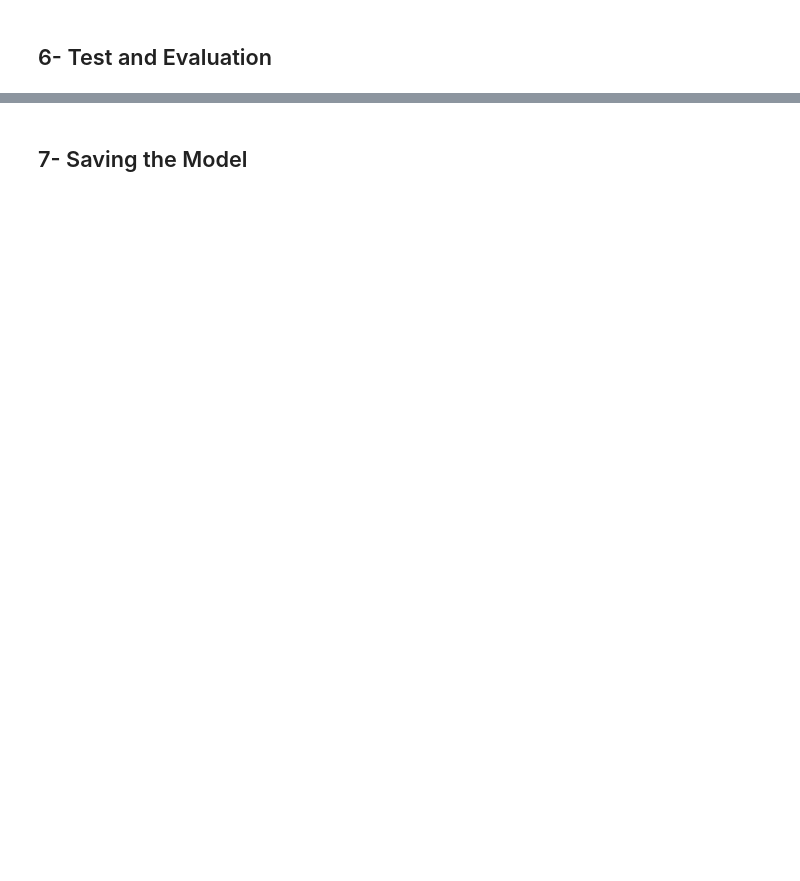
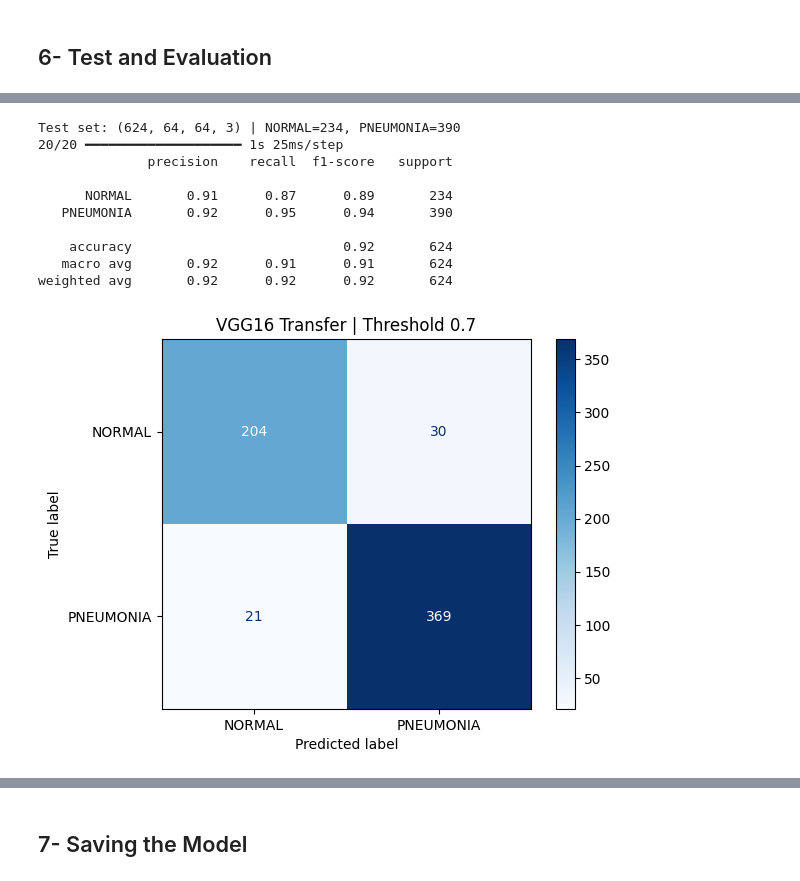
Before and after one commit to yusuf-codes10/deep-learining-project, a Jupyter notebook: transfer_model.ipynb, the cells around one changed output, grey strips where cells are left out. Saved outputs shown, nothing was run; the diff lists cells and outputs as text; code cells hidden in the pictures; blank space fills up the shorter version.

Commit message:
This is the best model so far, using threshold

```diff
--- a/transfer_model.ipynb
+++ b/transfer_model.ipynb
@@ -340,14 +342,35 @@ plt.show()
 # %%
+# ── Load test set ─────────────────────────────────────────────────────────────
+# X_test/y_test are not defined above — load them the same way as training images
+test_imgs,  test_labels  = load_images_from_folder("chest_xray/test/NORMAL",    0, target_size=(64, 64))
+test_imgs2, test_labels2 = load_images_from_folder("chest_xray/test/PNEUMONIA", 1, target_size=(64, 64))
+
+X_test = np.array(test_imgs + test_imgs2)
+y_test = np.array(test_labels + test_labels2)
+
+print(f"Test set: {X_test.shape} | NORMAL={sum(y_test==0)}, PNEUMONIA={sum(y_test==1)}")
+
 # ── Evaluation with threshold 0.7 ─────────────────────────────────────────────
 from sklearn.metrics import classification_report, confusion_matrix, ConfusionMatrixDisplay
 
-# Reuse test set loaded the same way as cnn_v3
-transfer_preds    = transfer_model.predict(X_test)
-predicted_transfer = (transfer_preds > 0.7).astype(int).flatten()   # 🔥 threshold 0.7
+transfer_preds     = transfer_model.predict(X_test)
+predicted_transfer = (transfer_preds > 0.9992).astype(int).flatten()   # 🔥 threshold 0.7
 
 print(classification_report(y_test, predicted_transfer, target_names=['NORMAL', 'PNEUMONIA']))
 
 cm = confusion_matrix(y_test, predicted_transfer)
 ConfusionMatrixDisplay(cm, display_labels=['NORMAL', 'PNEUMONIA']).plot(cmap='Blues')
 plt.title('VGG16 Transfer | Threshold 0.7')
 plt.show()
+# %% [output]
+Test set: (624, 64, 64, 3) | NORMAL=234, PNEUMONIA=390
+20/20 ━━━━━━━━━━━━━━━━━━━━ 1s 25ms/step
+              precision    recall  f1-score   support
+
+      NORMAL       0.91      0.87      0.89       234
+   PNEUMONIA       0.92      0.95      0.94       390
+
+    accuracy                           0.92       624
+   macro avg       0.92      0.91      0.91       624
+weighted avg       0.92      0.92      0.92       624
+[figure, added]
```
Also changed, not shown: parts of 6 cells of this notebook.
